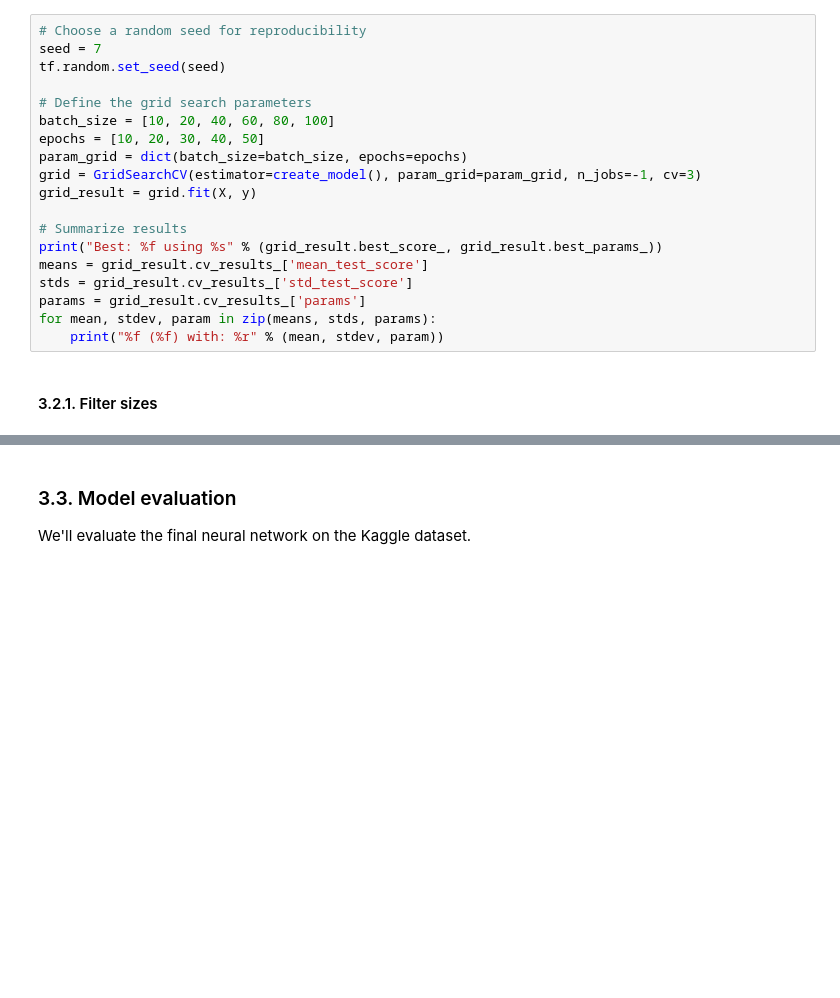
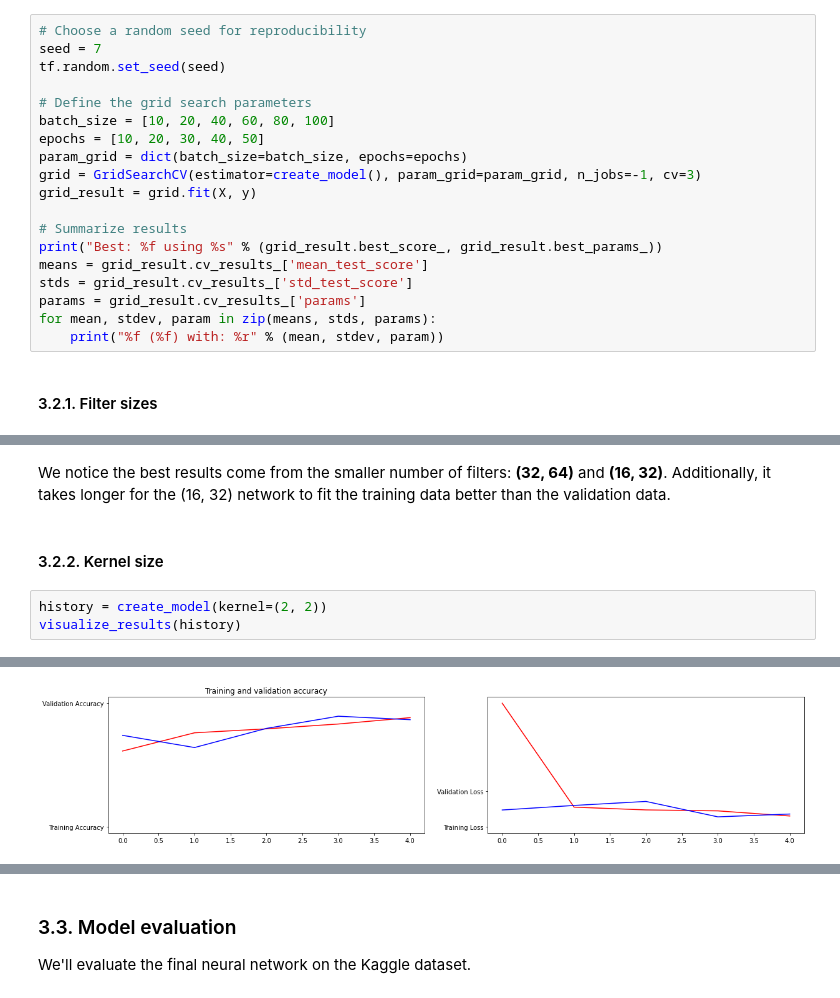
Before and after one commit to sabinagio/do-you-see-what-AI-see, a Jupyter notebook: 3-simple-CNN-model.ipynb, the cells around one changed output, grey strips where cells are left out. Saved outputs shown, nothing was run; the diff lists cells and outputs as text; blank space fills up the shorter version.

```diff
--- a/3-simple-CNN-model.ipynb
+++ b/3-simple-CNN-model.ipynb
@@ -350,0 +393,8 @@ visualize_results(history)
+# %% [markdown]
+We notice the best results come from the smaller number of filters: **(32, 64)** and **(16, 32)**. Additionally, it takes longer for the (16, 32) network to fit the training data better than the validation data.
+# %% [markdown]
+#### 3.2.2. Kernel size
+# %%
+history = create_model(kernel=(2, 2))
+visualize_results(history)
+# %% [output]
@@ -350,0 +411 @@ visualize_results(history)
+[figure, added]
```
Also changed, not shown: parts of 8 cells of this notebook.
